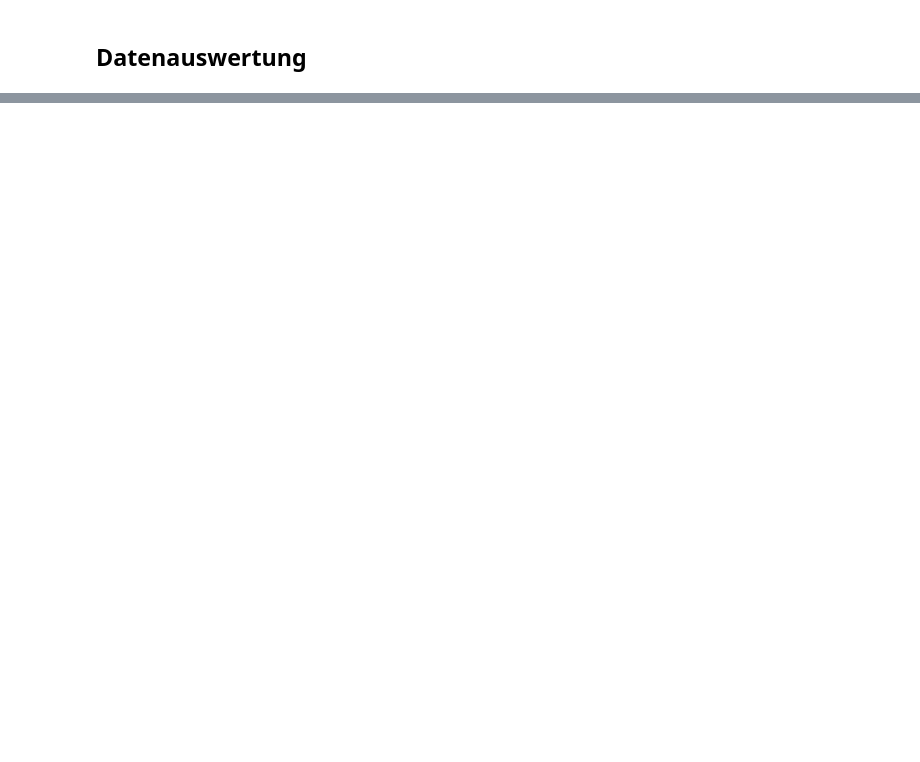
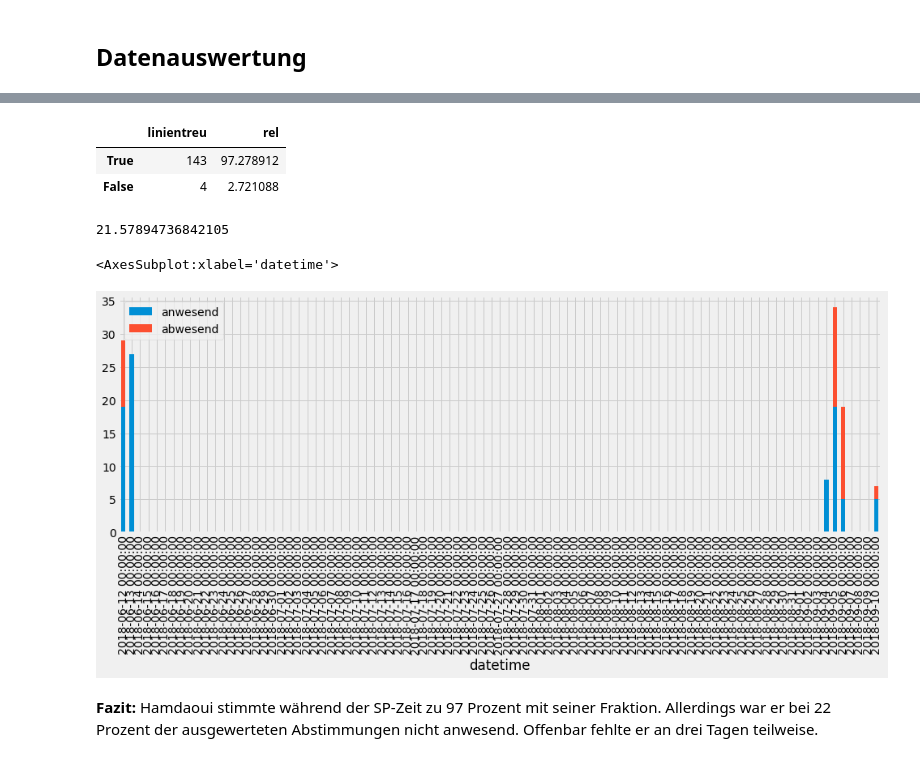
Before and after one commit to tamedia-ddj/2021_06_grossrat_bern, a Jupyter notebook: 3_auswertungen_grossrat.ipynb, the cells around one changed output, grey strips where cells are left out. Saved outputs shown, nothing was run; the diff lists cells and outputs as text; code cells hidden in the pictures; blank space fills up the shorter version.

```diff
--- a/3_auswertungen_grossrat.ipynb
+++ b/3_auswertungen_grossrat.ipynb
@@ -171,0 +471,8 @@ SyntaxError: invalid syntax (<ipython-input-13-693a438cd2dc>, line 1)
+# %%
+# Datenaufbereitung.
+# Die Daten werden eingelesen.
+df_hamdaoui = pd.read_csv('daten/be_grossrat_abstimmungen.csv', index_col='Unnamed: 0', low_memory=False)
+df_hamdaoui['datetime'] = pd.to_datetime(df_hamdaoui['datetime'])
+df_hamdaoui = df_hamdaoui[df_hamdaoui['nachname'] == 'Hamdaoui']
+df_hamdaoui_sp = df_hamdaoui[df_hamdaoui['datetime'] < pd.to_datetime('2018-11-01')]
+df_hamdaoui_mitte = df_hamdaoui[df_hamdaoui['datetime'] >= pd.to_datetime('2019-02-01')]
@@ -171,0 +535,33 @@ SyntaxError: invalid syntax (<ipython-input-13-693a438cd2dc>, line 1)
+# %%
+# In relativen Werten.
+df_temp = df_hamdaoui_sp_auswertung['linientreu'].value_counts().to_frame()
+df_temp = df_temp[df_temp.index != '']
+df_temp['rel'] = 100 * df_temp['linientreu'] / df_temp['linientreu'].sum()
+df_temp
+# %% [output]
+|  | linientreu | rel |
+| True | 143 | 97.278912 |
+| False | 4 | 2.721088 |
+# %%
+# Bei wievielen Prozent der Abstimmungen in der SP-Zeit war Hamdaoui abwesend?
+100 * len(df_hamdaoui_sp[df_hamdaoui_sp['stimme'] == 'abwesend']) / len(df_hamdaoui_sp)
+# %% [output]
+21.57894736842105
+# %%
+# Todo: Wie sind die Abwesenheiten zeitlich verteilt?
+import matplotlib.pyplot as plt
+%matplotlib inline
+plt.style.use('fivethirtyeight')
+
+anwesend = df_hamdaoui_sp[df_hamdaoui_sp['stimme'] != 'abwesend'].set_index('datetime').resample('D')['stimme'].count()
+abwesend = df_hamdaoui_sp[df_hamdaoui_sp['stimme'] == 'abwesend'].set_index('datetime').resample('D')['stimme'].count()
+df_temp = pd.merge(anwesend, abwesend, left_index=True, right_index=True)
+df_temp.columns = ['anwesend', 'abwesend']
+
+fig, ax = plt.subplots(figsize=[15,5])
+df_temp.plot(kind='bar', stacked=True, ax=ax)
+# %% [output]
+<AxesSubplot:xlabel='datetime'>
+[figure, added]
+# %% [markdown]
+**Fazit:** Hamdaoui stimmte während der SP-Zeit zu 97 Prozent mit seiner Fraktion. Allerdings war er bei 22 Prozent der ausgewerteten Abstimmungen nicht anwesend. Offenbar fehlte er an drei Tagen teilweise.
```
Also changed, not shown: parts of 70 cells of this notebook, 2 other files.
